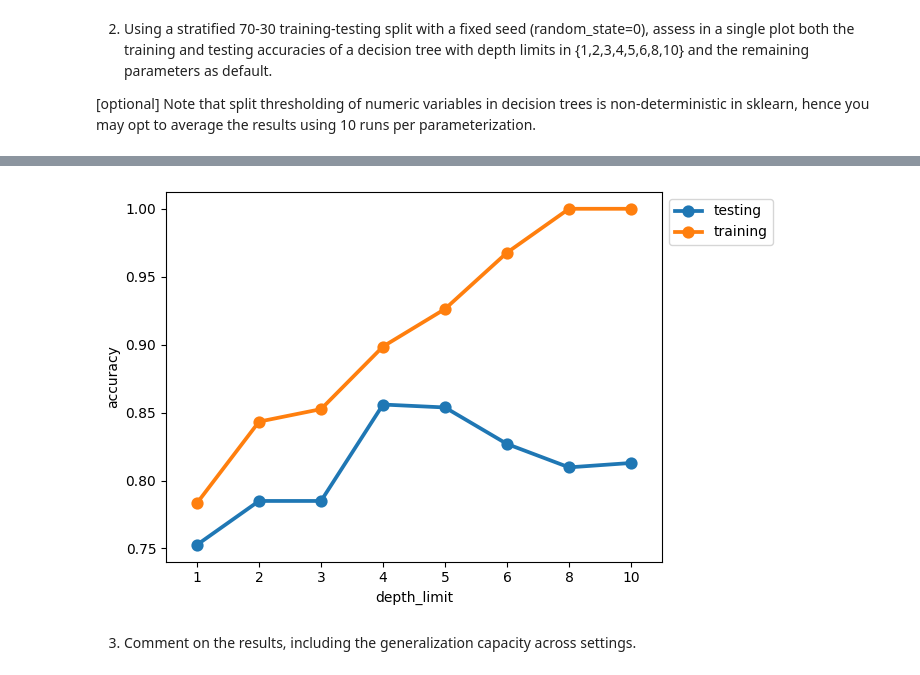
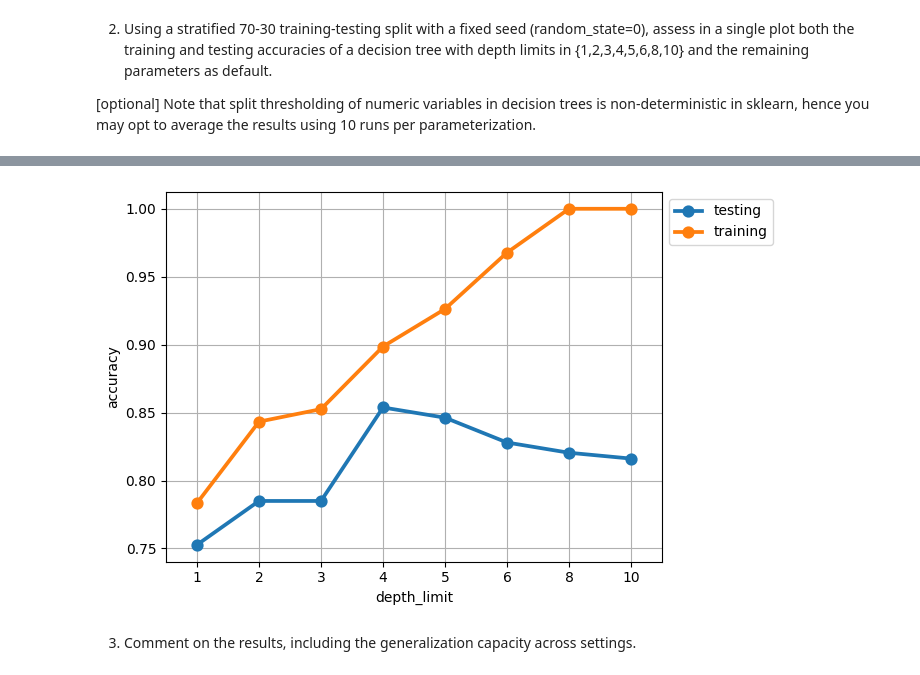
Before and after one commit to ist1100293-ist1102556/apre-homeworks, a Jupyter notebook: hw1/hw1.ipynb, the cells around one changed output, grey strips where cells are left out. Saved outputs shown, nothing was run; the diff lists cells and outputs as text; code cells hidden in the pictures.

```diff
--- a/hw1/hw1.ipynb
+++ b/hw1/hw1.ipynb
@@ -96,14 +66,34 @@ testing_accuracies = [0.1*x for x in testing_accuracies]
-# %%
-testing_accuracies_rows = list(zip(depth_limits, testing_accuracies, ['testing' for i in range(8)]))
-training_accuracies_rows = list(zip(depth_limits, training_accuracies, ['training' for i in range(8)]))
-
-
-data = pd.DataFrame(testing_accuracies_rows + training_accuracies_rows, columns=['depth_limit', 'accuracy', 'type'])
-sns.pointplot(x="depth_limit", y="accuracy", data=data, hue='type')
-plt.legend(bbox_to_anchor=(1, 1), loc=2)
-plt.show()
-# %% [output]
-[figure, removed]
+# %%
+from sklearn.model_selection import train_test_split
+from sklearn import tree, metrics
+
+n_runs = 10
+depth_limits = [1, 2, 3, 4, 5, 6, 8, 10]
+
+X_train, X_test, y_train, y_test = train_test_split(X, y, train_size=0.7, random_state=0, stratify=y)
+
+# Generates a list composed of 8 lists (one for each depth limit) each containing 10 instances of a decision tree trained with the training data.
+predictors = [[tree.DecisionTreeClassifier(max_depth=k).fit(X_train, y_train) for i in range(n_runs)] for k in depth_limits]
+
+# Computes the individual training and testing accuracies for each of the predictors
+individual_training_accuracies = map(lambda depth: [metrics.accuracy_score(y_train, predictor.predict(X_train)) for predictor in depth], predictors)
+individual_testing_accuracies = map(lambda depth: [metrics.accuracy_score(y_test, predictor.predict(X_test)) for predictor in depth], predictors)
+
+# Averages the training and testing accuracies for each depth limit
+training_accuracies = map(lambda depth: sum(depth)/len(depth), individual_training_accuracies)
+testing_accuracies = map(lambda depth: sum(depth)/len(depth), individual_testing_accuracies)
+
+# Creates a dataframe with the results in order to plot
+testing_accuracies_rows = list(zip(depth_limits, testing_accuracies, ['testing' for i in range(8)]))
+training_accuracies_rows = list(zip(depth_limits, training_accuracies, ['training' for i in range(8)]))
+data = pd.DataFrame(testing_accuracies_rows + training_accuracies_rows, columns=['depth_limit', 'accuracy', 'type'])
+
+sns.pointplot(x="depth_limit", y="accuracy", data=data, hue='type')
+plt.legend(bbox_to_anchor=(1, 1), loc=2)
+plt.grid()
+plt.show()
+# %% [output]
+[figure, added]
 # %% [markdown]
 3) Comment on the results, including the generalization capacity across settings.
 # %% [markdown]
```
Also changed, not shown: parts of 1 cell of this notebook.
